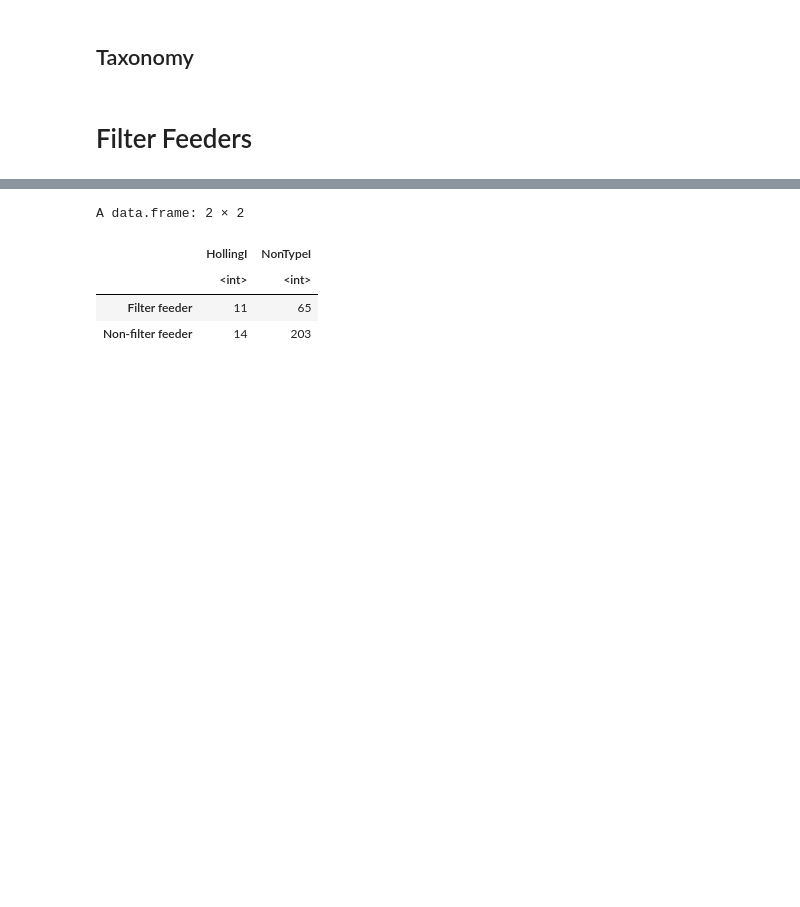
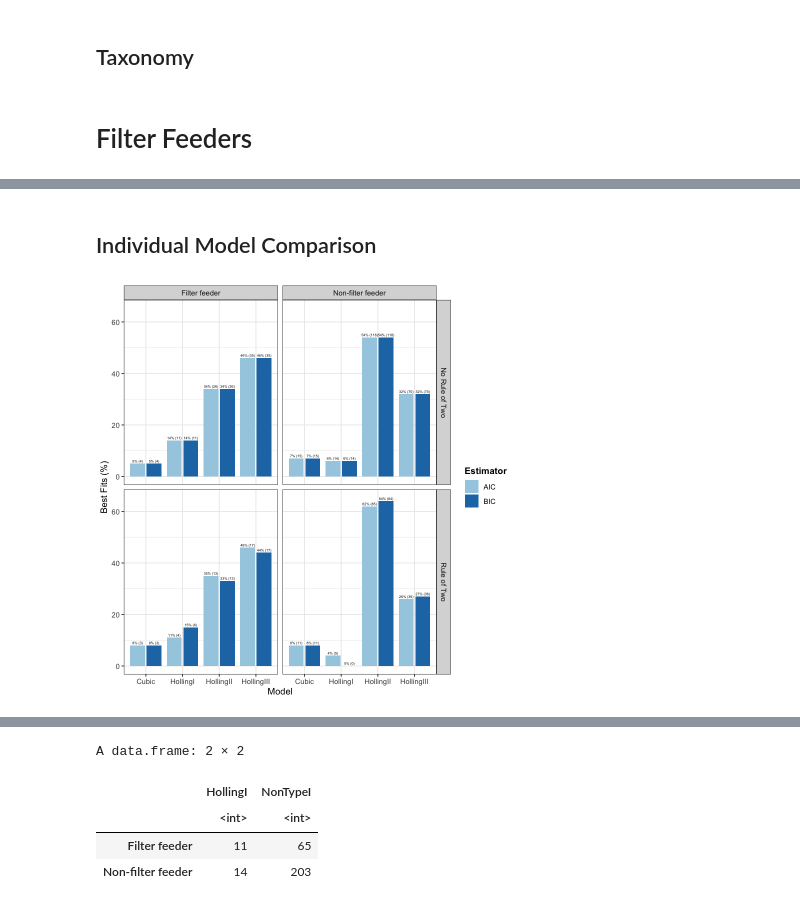
Before and after one commit to ldswaby/CMEECourseWork, a Jupyter notebook: MiniProject/Notes/Data_Analysis_in_R.ipynb, the cells around one changed output, grey strips where cells are left out. Cells and saved outputs as stored; diff of their text form; code cells hidden in the pictures; blank space fills up the shorter version.

```diff
--- a/MiniProject/Notes/Data_Analysis_in_R.ipynb
+++ b/MiniProject/Notes/Data_Analysis_in_R.ipynb
@@ -632,0 +682,6 @@ plotBestFits(ALLDATA, 'Model', 'N')
+# %% [markdown]
+## Individual Model Comparison
+# %%
+plotBestFits(ALLDATA, 'Model')
+# %% [output]
+[figure, added]
```
Also changed, not shown: parts of 41 cells of this notebook, 10 other files.
